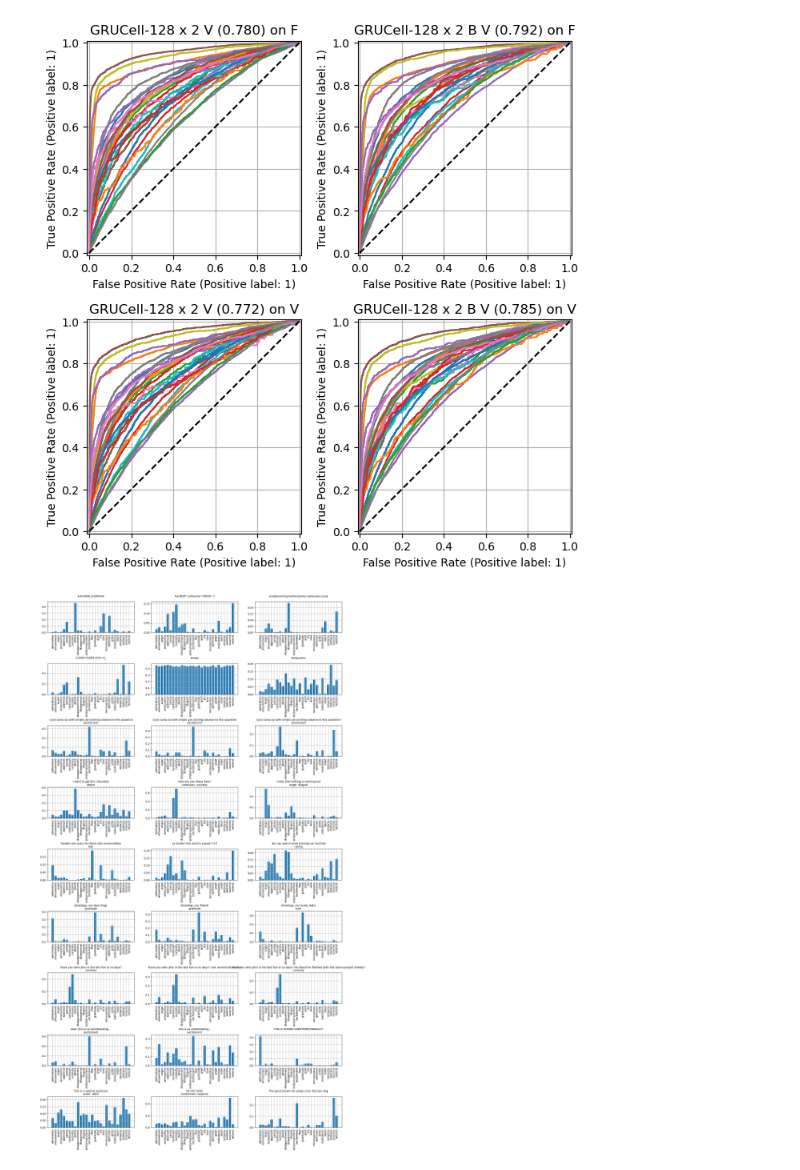
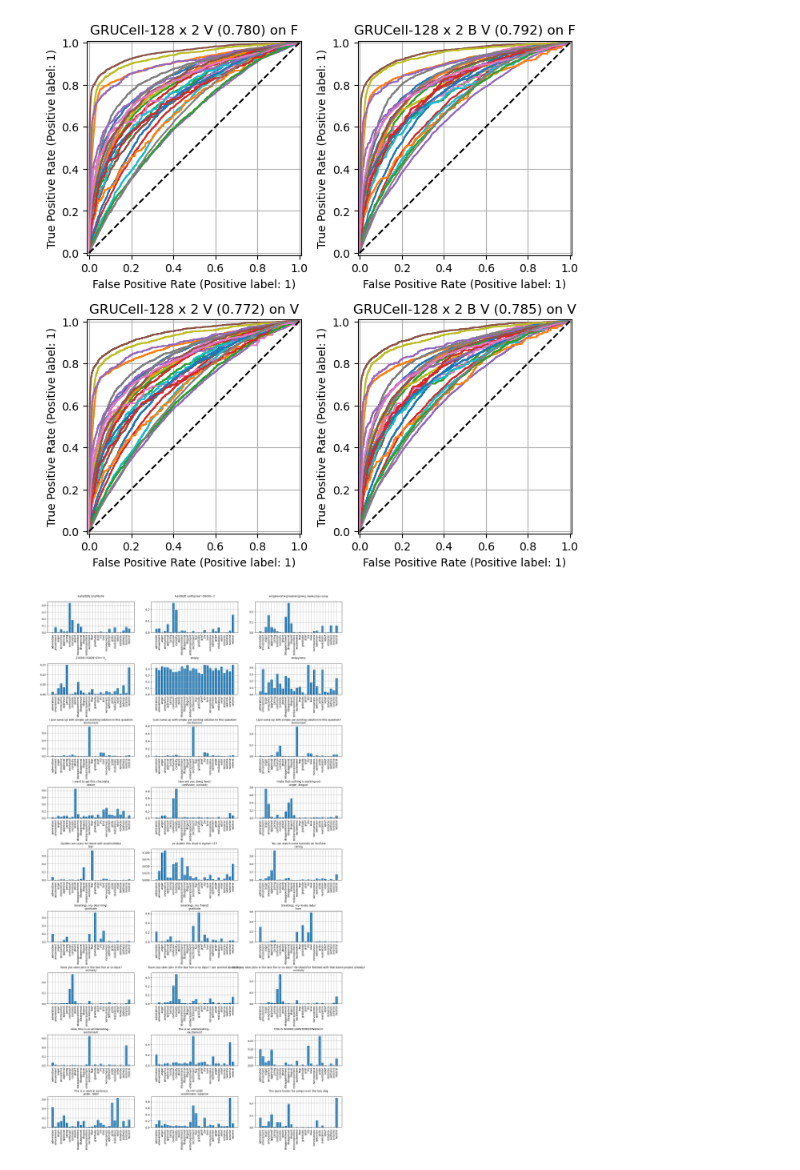
Before and after one commit to Dezzelshipc/CompMath2, a Jupyter notebook: nlp/01A Sequence classification RNN/seq_calss.ipynb, the cells around one changed output. Cells and saved outputs as stored; diff of their text form; code cells hidden in the pictures.

```diff
--- a/nlp/01A Sequence classification RNN/seq_calss.ipynb
+++ b/nlp/01A Sequence classification RNN/seq_calss.ipynb
@@ -686,7 +692,9 @@ some_texts = [
 
     "This is a neutral sentence",
     "OH MY GOD!",
-    'The quick brown fox jumps over the lazy dog',
+    # 'The quick brown fox jumps over the lazy dog',
+
+    "James while John had had had had had had had had had had had a better effect on the teacher",
 ]
 # %%
 rows, cols = 9, 3
@@ -702,7 +710,7 @@ for i, t in enumerate(some_texts):
     labels = label_text(t, selected_model)
 
     ax = t_axs[row, col]
-    plot_emotion_scores(t, models[7], ax=ax)
+    plot_emotion_scores(t, selected_model, ax=ax)
     ax.set_title(f"{t}\n{', '.join(labels)}", fontsize=10)
 
 plt.subplots_adjust(hspace=1)
@@ -821,20 +832,20 @@ plt.subplots_adjust(hspace=0.3)
 # %%
 rows, cols = 9, 3
 
 t_fig, t_axs = plt.subplots(rows, cols, figsize=(20, rows * 4))
 
 selected_model = models2[1]
 
 for i, t in enumerate(some_texts):
     row = i // cols
     col = i % cols
 
     labels = label_text(t, selected_model)
 
     ax = t_axs[row, col]
-    plot_emotion_scores(t, models[7], ax=ax)
+    plot_emotion_scores(t, selected_model, ax=ax)
     ax.set_title(f"{t}\n{', '.join(labels)}", fontsize=10)
 
 plt.subplots_adjust(hspace=1)
 # %% [output]
-[figure, old version]
+[figure, new version]
```
Also changed, not shown: parts of 8 cells of this notebook, 1 other file.
